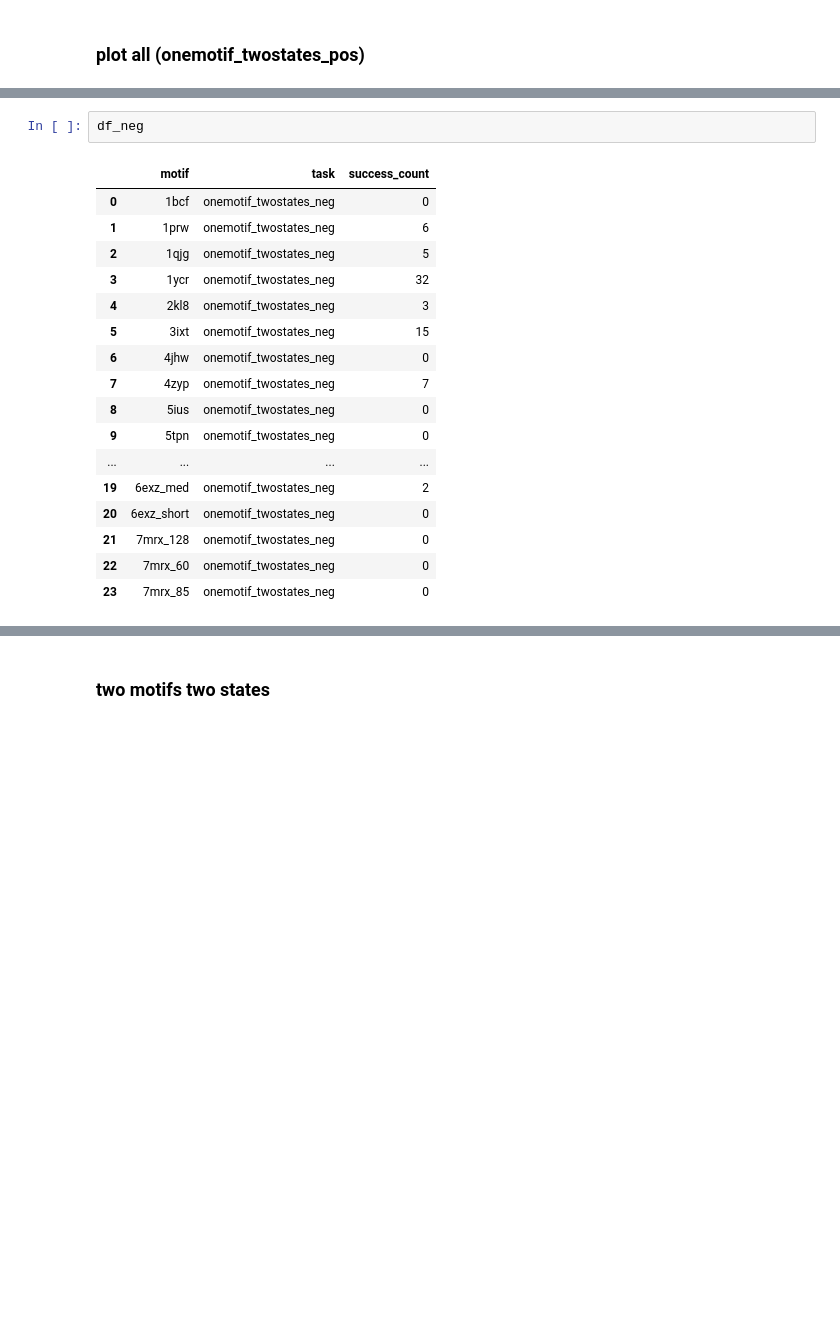
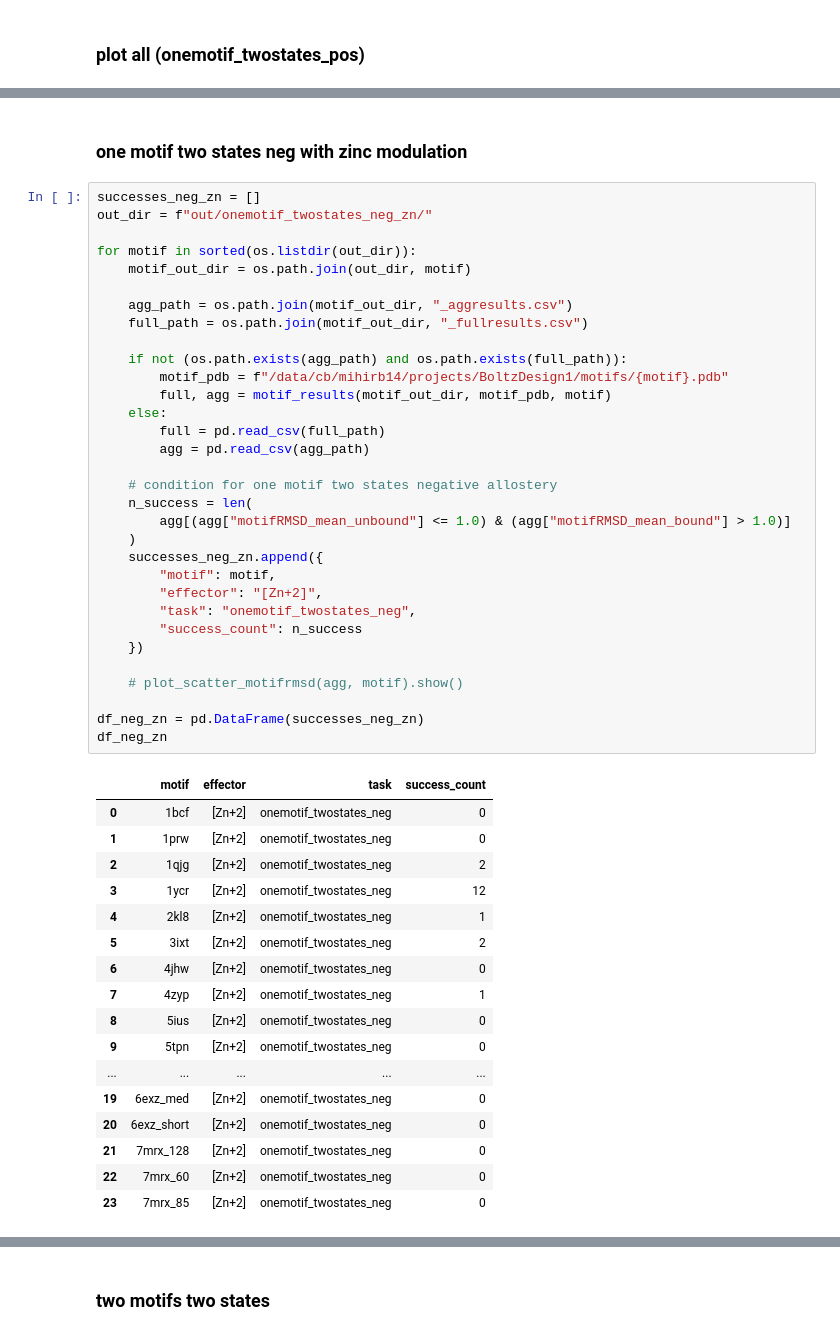
Before and after one commit to aparsanMIT/MotifCraft-AA, a Jupyter notebook: eval.ipynb, the cells around one changed output, grey strips where cells are left out. Saved outputs shown, nothing was run; the diff lists cells and outputs as text; blank space fills up the shorter version.

```diff
--- a/eval.ipynb
+++ b/eval.ipynb
@@ -231,20 +256,52 @@ df_pos
-# %%
-df_neg
-# %% [output]
-|  | motif | task | success_count |
-| 0 | 1bcf | onemotif_twostates_neg | 0 |
-| 1 | 1prw | onemotif_twostates_neg | 6 |
-| 2 | 1qjg | onemotif_twostates_neg | 5 |
-| 3 | 1ycr | onemotif_twostates_neg | 32 |
-| 4 | 2kl8 | onemotif_twostates_neg | 3 |
-| 5 | 3ixt | onemotif_twostates_neg | 15 |
-| 6 | 4jhw | onemotif_twostates_neg | 0 |
-| 7 | 4zyp | onemotif_twostates_neg | 7 |
-| 8 | 5ius | onemotif_twostates_neg | 0 |
-| 9 | 5tpn | onemotif_twostates_neg | 0 |
-| ... | ... | ... | ... |
-| 19 | 6exz_med | onemotif_twostates_neg | 2 |
-| 20 | 6exz_short | onemotif_twostates_neg | 0 |
-| 21 | 7mrx_128 | onemotif_twostates_neg | 0 |
-| 22 | 7mrx_60 | onemotif_twostates_neg | 0 |
-| 23 | 7mrx_85 | onemotif_twostates_neg | 0 |
+# %% [markdown]
+### one motif two states neg with zinc modulation
+# %%
+successes_neg_zn = []
+out_dir = f"out/onemotif_twostates_neg_zn/"
+
+for motif in sorted(os.listdir(out_dir)):
+    motif_out_dir = os.path.join(out_dir, motif)
+
+    agg_path = os.path.join(motif_out_dir, "_aggresults.csv")
+    full_path = os.path.join(motif_out_dir, "_fullresults.csv")
+
+    if not (os.path.exists(agg_path) and os.path.exists(full_path)):
+        motif_pdb = f"/data/cb/mihirb14/projects/BoltzDesign1/motifs/{motif}.pdb"
+        full, agg = motif_results(motif_out_dir, motif_pdb, motif)
+    else:
+        full = pd.read_csv(full_path)
+        agg = pd.read_csv(agg_path)
+
+    # condition for one motif two states negative allostery
+    n_success = len(
+        agg[(agg["motifRMSD_mean_unbound"] <= 1.0) & (agg["motifRMSD_mean_bound"] > 1.0)]
+    )
+    successes_neg_zn.append({
+        "motif": motif,
+        "effector": "[Zn+2]",
+        "task": "onemotif_twostates_neg",
+        "success_count": n_success
+    })
+
+    # plot_scatter_motifrmsd(agg, motif).show()
+
+df_neg_zn = pd.DataFrame(successes_neg_zn)
+df_neg_zn
+# %% [output]
+|  | motif | effector | task | success_count |
+| 0 | 1bcf | [Zn+2] | onemotif_twostates_neg | 0 |
+| 1 | 1prw | [Zn+2] | onemotif_twostates_neg | 0 |
+| 2 | 1qjg | [Zn+2] | onemotif_twostates_neg | 2 |
+| 3 | 1ycr | [Zn+2] | onemotif_twostates_neg | 12 |
+| 4 | 2kl8 | [Zn+2] | onemotif_twostates_neg | 1 |
+| 5 | 3ixt | [Zn+2] | onemotif_twostates_neg | 2 |
+| 6 | 4jhw | [Zn+2] | onemotif_twostates_neg | 0 |
+| 7 | 4zyp | [Zn+2] | onemotif_twostates_neg | 1 |
+| 8 | 5ius | [Zn+2] | onemotif_twostates_neg | 0 |
+| 9 | 5tpn | [Zn+2] | onemotif_twostates_neg | 0 |
+| ... | ... | ... | ... | ... |
+| 19 | 6exz_med | [Zn+2] | onemotif_twostates_neg | 0 |
+| 20 | 6exz_short | [Zn+2] | onemotif_twostates_neg | 0 |
+| 21 | 7mrx_128 | [Zn+2] | onemotif_twostates_neg | 0 |
+| 22 | 7mrx_60 | [Zn+2] | onemotif_twostates_neg | 0 |
+| 23 | 7mrx_85 | [Zn+2] | onemotif_twostates_neg | 0 |
```
Also changed, not shown: parts of 13 cells of this notebook, 1 other file.
